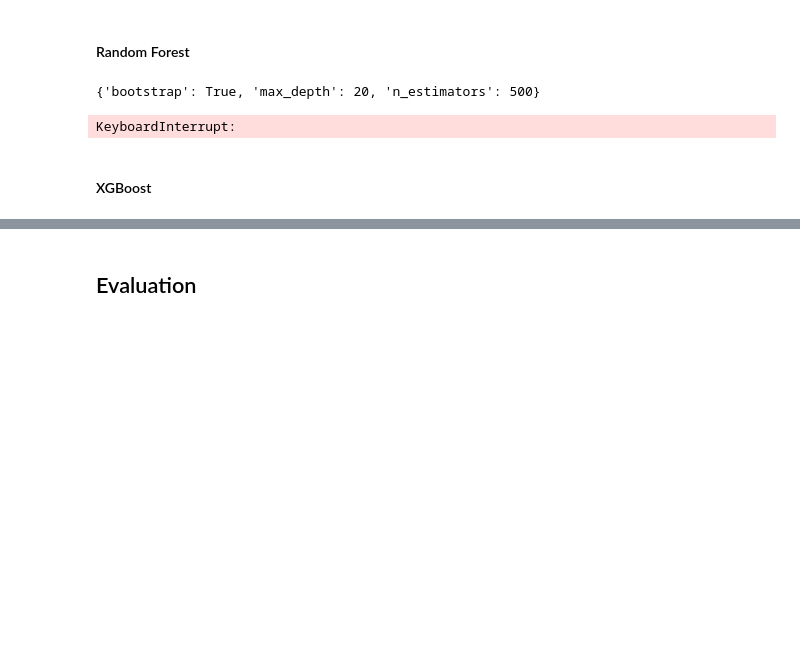
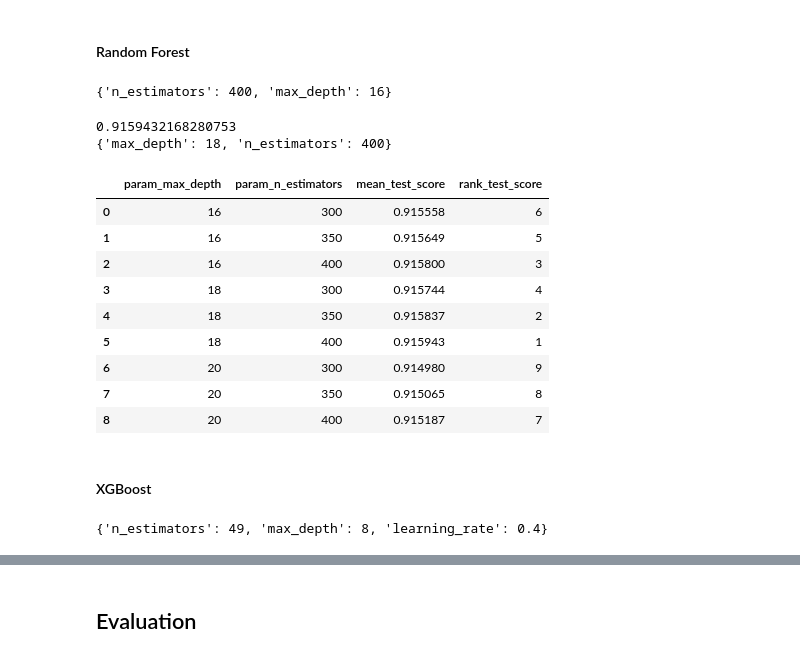
Before and after one commit to timo282/Tanzania_Pumps_Prediction, a Jupyter notebook: Prediction_Model_3_targets.ipynb, the cells around one changed output, grey strips where cells are left out. Saved outputs shown, nothing was run; the diff lists cells and outputs as text; code cells hidden in the pictures; blank space fills up the shorter version.

```diff
--- a/Prediction_Model_3_targets.ipynb
+++ b/Prediction_Model_3_targets.ipynb
@@ -295,35 +295,76 @@ Gewählte Modelle:
 df_tuned = pd.DataFrame(data=[], columns=["Model", "AUC Train", "AUC CV"])
 # %% [markdown]
 #### Random Forest
+# %%
+from sklearn.model_selection import GridSearchCV, RandomizedSearchCV
+
+rf_cf = RandomForestClassifier(random_state=42)
+
+model_params = {
+    'n_estimators': np.linspace(10,500,50,dtype=int),
+    'max_depth': np.linspace(2,30,15,dtype=int),
+}
+
+rs = RandomizedSearchCV(rf_cf, model_params, n_iter=20, scoring="roc_auc_ovr", cv=5, n_jobs=-1)
+rs.fit(X_train, y_train)
+rs.best_params_
+# %% [output]
+{'n_estimators': 400, 'max_depth': 16}
 # %%
-from sklearn.model_selection import GridSearchCV
-
 param_grid = [{
-    "n_estimators":[100, 250, 500],
-    "max_depth": [5, 10, 15, 20],
-    "bootstrap": [True, False]
+    "n_estimators":[300, 350, 400],
+    "max_depth": [16, 18, 20],
+    #"bootstrap": [True, False]
 }]
 
-rf_cf = RandomForestClassifier(random_state=42)
-gs = GridSearchCV(rf_cf, param_grid=param_grid, scoring="roc_auc_ovr", cv=5)
+rf_cf_opt = RandomForestClassifier(random_state=42)
+gs = GridSearchCV(rf_cf_opt, param_grid=param_grid, scoring="roc_auc_ovr", cv=5, n_jobs=-1)
 gs.fit(X_train, y_train)
-gs.best_params_
+print(gs.best_score_)
+print(gs.best_params_)
 # %% [output]
-{'bootstrap': True, 'max_depth': 20, 'n_estimators': 500}
+0.9159432168280753
+{'max_depth': 18, 'n_estimators': 400}
+# %%
+display(pd.DataFrame(gs.cv_results_)[["param_max_depth", "param_n_estimators", "mean_test_score", "rank_test_score"]])
+# %% [output]
+|  | param_max_depth | param_n_estimators | mean_test_score | rank_test_score |
+| 0 | 16 | 300 | 0.915558 | 6 |
+| 1 | 16 | 350 | 0.915649 | 5 |
+| 2 | 16 | 400 | 0.915800 | 3 |
+| 3 | 18 | 300 | 0.915744 | 4 |
+| 4 | 18 | 350 | 0.915837 | 2 |
+| 5 | 18 | 400 | 0.915943 | 1 |
+| 6 | 20 | 300 | 0.914980 | 9 |
+| 7 | 20 | 350 | 0.915065 | 8 |
+| 8 | 20 | 400 | 0.915187 | 7 |
 # %%
-rf_cf = gs.best_estimator_
+rf_cf_opt = gs.best_estimator_
 
-rf_cf.fit(X_train, y_train)
-y_pred = rf_cf.predict_proba(X_train)
+rf_cf_opt.fit(X_train, y_train)
+y_pred = rf_cf_opt.predict_proba(X_train)
 
 auc_train = roc_auc_score(y_train, y_pred, multi_class='ovr')
-cv_res = cross_validate(estimator=rf_cf, X=X_train, y=y_train, cv=5, scoring='roc_auc_ovr')
+cv_res = cross_validate(estimator=rf_cf_opt, X=X_train, y=y_train, cv=5, scoring='roc_auc_ovr')
 auc_cv = cv_res["test_score"].mean()
 
-df_tuned.loc[len(df_tuned)] = [str(rf_cf), auc_train, auc_cv]
+df_tuned.loc[len(df_tuned)] = [str(rf_cf_opt), auc_train, auc_cv]
-# %% [output]
-KeyboardInterrupt:
 # %% [markdown]
 #### XGBoost
+# %%
+from sklearn.model_selection import GridSearchCV, RandomizedSearchCV
+xgb_cf = XGBClassifier()
+
+model_params = {
+    'n_estimators': np.linspace(10,400,50,dtype=int),
+    'max_depth': np.linspace(2,30,15,dtype=int),
+    'learning_rate': np.linspace(0.1,1,10)
+}
+
+rs = RandomizedSearchCV(xgb_cf, model_params, n_iter=15, scoring="roc_auc_ovr", cv=5, n_jobs=-1)
+rs.fit(X_train, y_train)
+rs.best_params_
+# %% [output]
+{'n_estimators': 49, 'max_depth': 8, 'learning_rate': 0.4}
 # %%
 param_grid = [{
```
Also changed, not shown: parts of 25 cells of this notebook, 2 other files.
